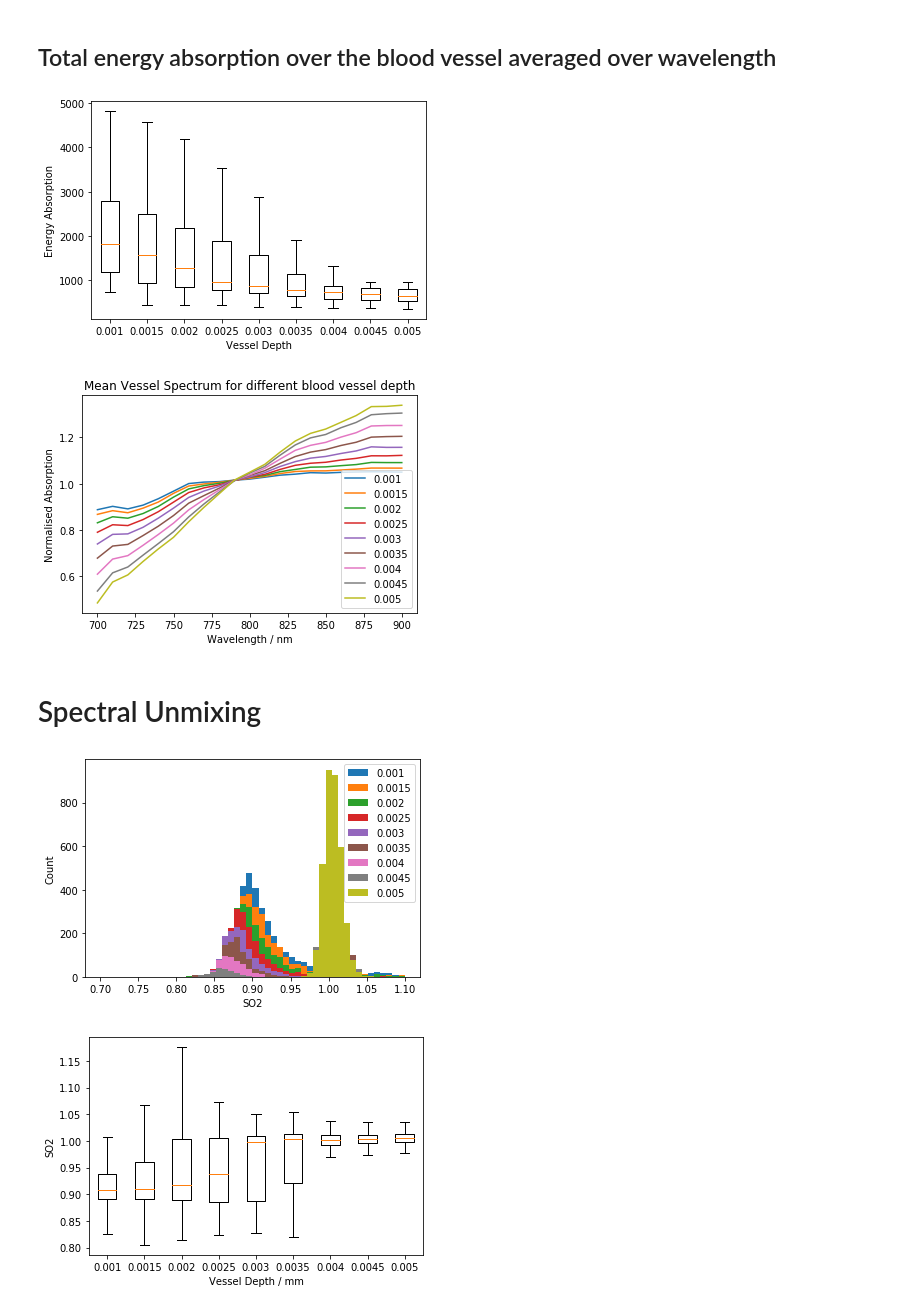
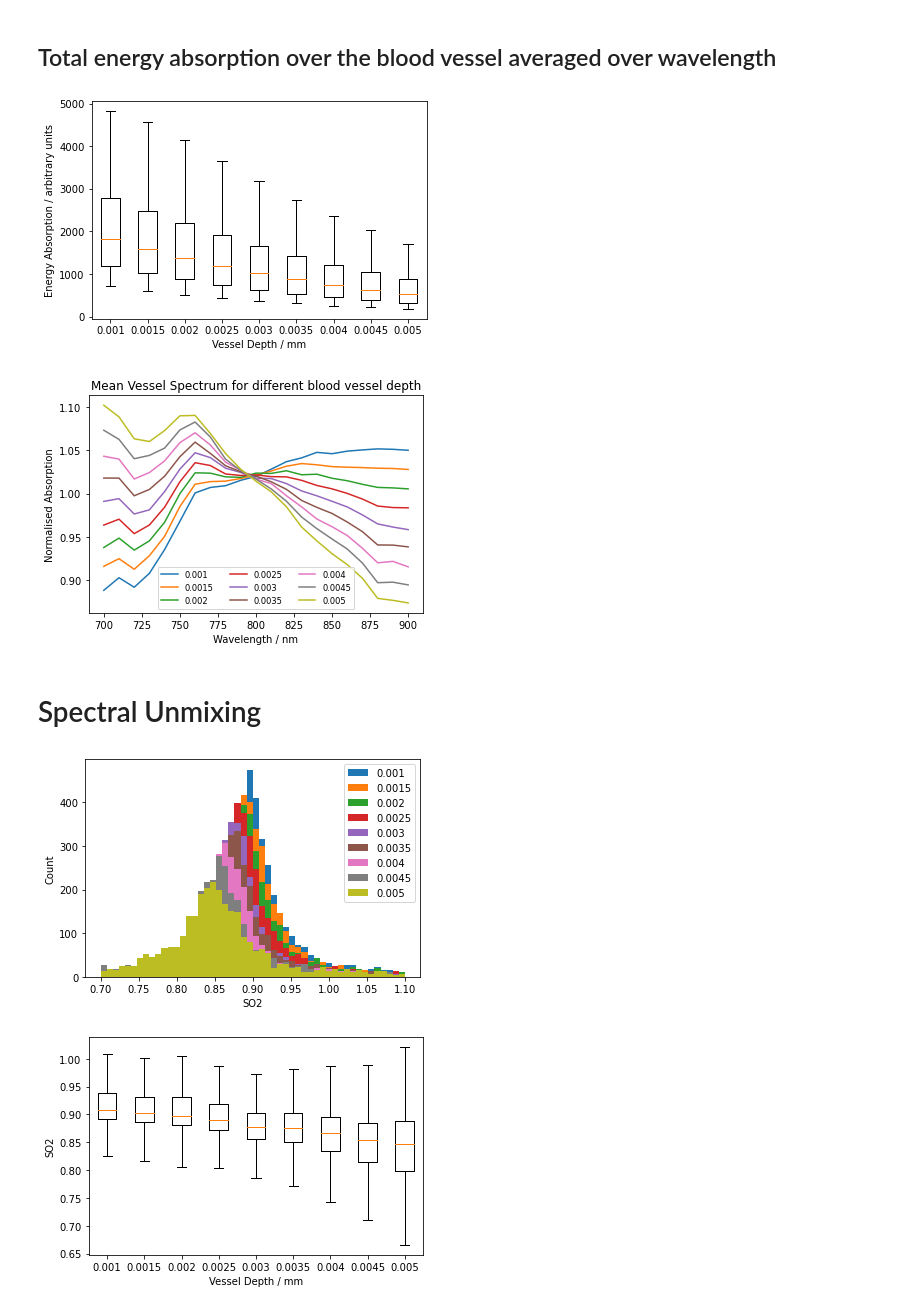
Before and after one commit to tomelse/SkinPhantomSimulations, a Jupyter notebook: Exp3/Vessel Depth Analysis.ipynb, the cells around one changed output. Cells and saved outputs as stored; diff of their text form; code cells hidden in the pictures.

```diff
--- a/Exp3/Vessel Depth Analysis.ipynb
+++ b/Exp3/Vessel Depth Analysis.ipynb
@@ -32,22 +32,24 @@ parameters.loc[:, parameters.nunique()>1]
 # %%
 # View the phantom
 settings = parameters["SettingsFile"].iloc[0]
-volfile = parameters["VolumeFile"].iloc[0]
 
 # Load the phantom settings.
 mcx_settings = load_mcx_settings(settings)
 dimension = tuple(mcx_settings["Domain"]["Dim"])
-volume = np.fromfile(volfile, dtype="uint8").reshape(dimension + (-1,), order="F")
 
-# Visualise the computational phantom.
-cmap = matplotlib.colors.ListedColormap([(1,1,1), (163/255, 113/255, 38/255), (1, 0.8, 0.8), (1,0,0)])
-plt.imshow(volume[:, 100, :, 0].T, cmap=cmap)
-plt.title("Computational Phantom")
-plt.axis("off")
-plt.show()
+volume_numbered = []
+
+for volfile in parameters["VolumeFile"].unique():
+    volume = np.fromfile(volfile, dtype="uint8").reshape(dimension + (-1,), order="F")
+    # Visualise the computational phantom.
+    cmap = matplotlib.colors.ListedColormap([(1,1,1), (163/255, 113/255, 38/255), (1, 0.95, 0.95), (1,0,0)])
+    plt.imshow(volume[:, 100, :, 0].T, cmap=cmap)
+    plt.axis("off")
+    plt.show()
+    volume_numbered.append(volume[:, 100, :, 0])
 
 # Get an array containing the different sections of the phantom, so we can find the spectra across different regions.
-volume_numbered = volume[:, 100, :, 0]
+
 # Labels for each region.
 regions = ["Outside", "Coupling Layer", "Epidermis", "Background", "Vessel"]
 # %% [output]
@@ -71,26 +81,26 @@ for dep_variable in labels:
 # %% [markdown]
 ## Total energy absorption over the blood vessel averaged over wavelength
 # %%
-plt.boxplot([np.mean(s[volume_numbered == 4], axis=1) for s in ms_results], showfliers=False, labels=labels)
-plt.xlabel("Vessel Depth")
-plt.ylabel("Energy Absorption")
+plt.boxplot([np.mean(s[volume_numbered[i] == 4], axis=1) for i, s in enumerate(ms_results)], showfliers=False, labels=labels)
+plt.xlabel("Vessel Depth / mm")
+plt.ylabel("Energy Absorption / arbitrary units")
 plt.show()
 # %% [output]
-[figure, old version]
+[figure, new version]
 # %%
 # Calculate the mean absorption spectra over the entire blood vessel over the independent variable.
-mean_specs = [np.mean(result[volume_numbered == 4], axis=0) for result in ms_results]
+mean_specs = [np.mean(result[volume_numbered[i] == 4], axis=0) for i, result in enumerate(ms_results)]
 
 wavelengths = parameters["Wavelength"].unique()
 for spec, label in zip(mean_specs, labels):
     plt.plot(1e9*wavelengths, spec/np.mean(spec), label=label)
-plt.legend()
+plt.legend(loc="lower center", ncol=3, fontsize="small")
 plt.xlabel("Wavelength / nm")
 plt.ylabel("Normalised Absorption")
 plt.title("Mean Vessel Spectrum for different blood vessel depth")
 plt.show()
 # %% [output]
-[figure, old version]
+[figure, new version]
 # %% [markdown]
 # Spectral Unmixing
 # %%
@@ -110,17 +120,17 @@ unmixed = [np.dot(result, inv_matrix.T) for result in ms_results]
 so2 = [M[:, :, 1]/(M[:, :, 1] + M[:, :, 0]) for M in unmixed]
 THb = [M[:, :, 1]+M[:, :, 0] for M in unmixed]
 # %%
-for s, label in zip(so2, labels):
-    plt.hist(s[volume_numbered == 4], bins=50, range=(0.7,1.1), label=label)
+for i, (s, label) in enumerate(zip(so2, labels)):
+    plt.hist(s[volume_numbered[i] == 4], bins=50, range=(0.7,1.1), label=label)
 plt.xlabel("SO2")
 plt.ylabel("Count")
 plt.legend()
 plt.show()
-plt.boxplot([s[volume_numbered == 4] for s in so2], showfliers=False, labels=labels)
+plt.boxplot([s[volume_numbered[i] == 4] for i, s in enumerate(so2)], showfliers=False, labels=labels)
 plt.xlabel("Vessel Depth / mm")
 plt.ylabel("SO2")
 plt.show()
 # %% [output]
-[figure, old version]
+[figure, new version]
-[figure, old version]
+[figure, new version]
 # %%
```
Also changed, not shown: parts of 4 cells of this notebook, 5 other files.
